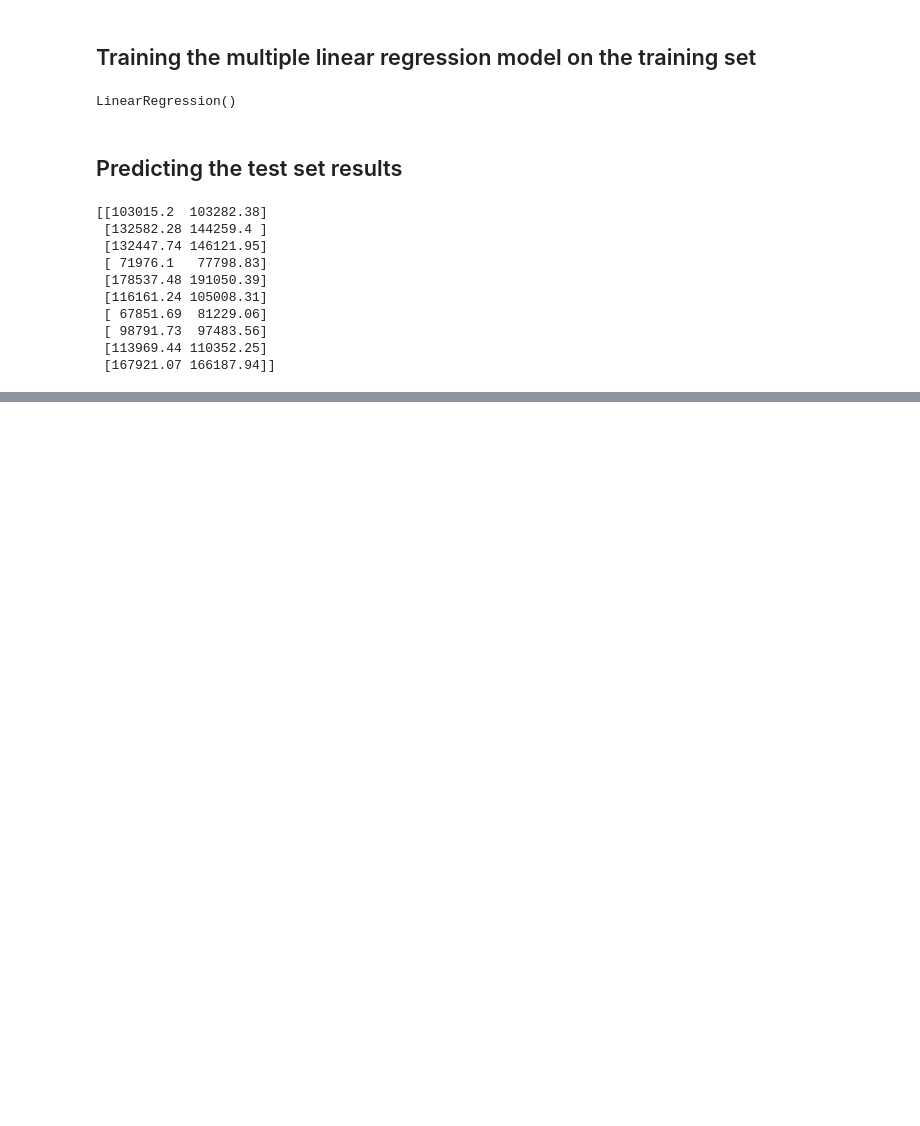
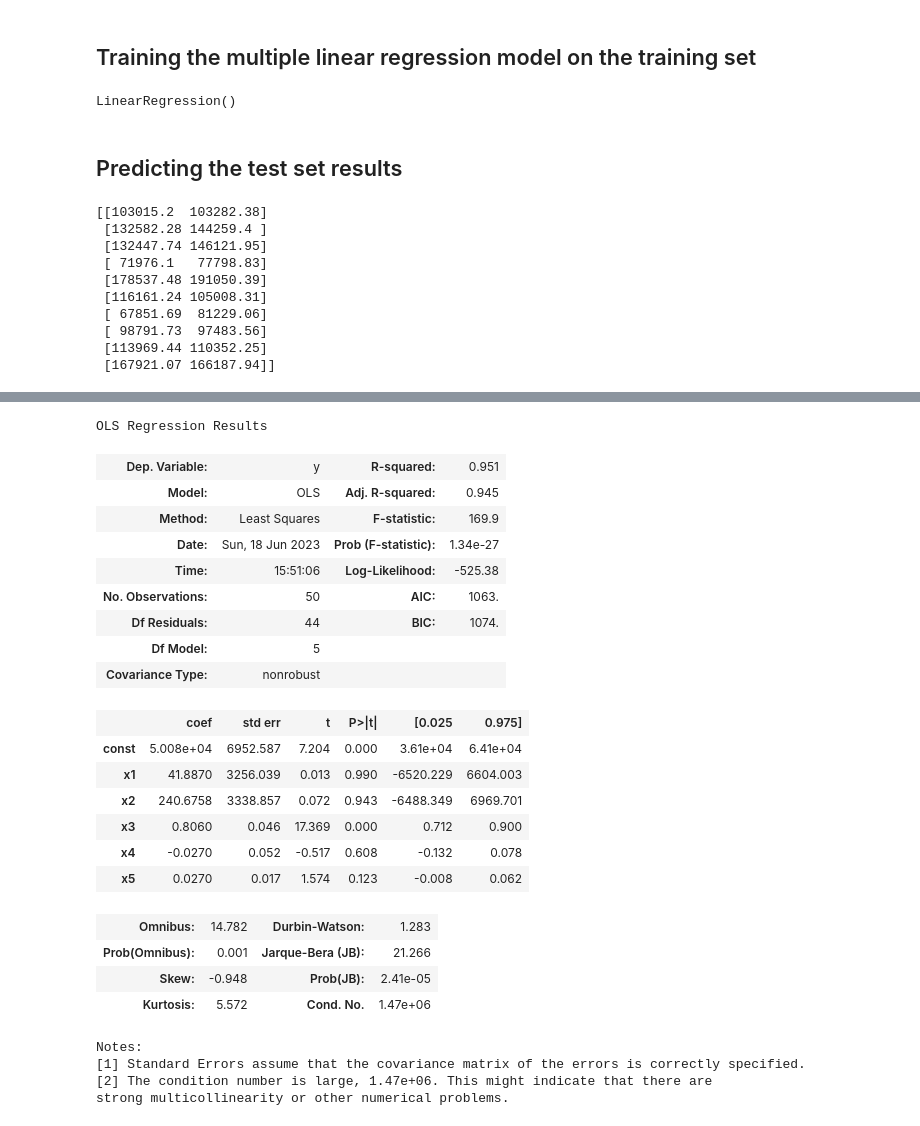
Before and after one commit to Ta-SeenJunaid/AI, a Jupyter notebook: ml/regression/multiple_linear_regression.ipynb, the cells around one changed output, grey strips where cells are left out. Drawn from its saved outputs; the diff is of its cells as text; code cells hidden in the pictures; blank space fills up the shorter version.

Commit message:
Building the optimal model using backward elimination

```diff
--- a/ml/regression/multiple_linear_regression.ipynb
+++ b/ml/regression/multiple_linear_regression.ipynb
@@ -66,3 +66,5 @@ print(X)
  [1.0 0.0 0.0 0.0 135426.92 0.0]
  [0.0 0.0 1.0 542.05 51743.15 0.0]
  [1.0 0.0 0.0 0.0 116983.8 45173.06]]
+# %%
+X = np.delete(X, 2, axis=1)
@@ -98,0 +123,2 @@ print(np.concatenate((y_pred.reshape(len(y_pred),1), y_test.reshape(len(y_test),
+# %%
+X = np.append(arr = np.ones((50, 1)).astype(int), values=X, axis =1)
@@ -98,0 +145,32 @@ print(np.concatenate((y_pred.reshape(len(y_pred),1), y_test.reshape(len(y_test),
+# %%
+import statsmodels.api as sm
+X_opt = X[:, [0, 1, 2, 3, 4, 5]]
+X_opt = np.array(X_opt, dtype=float)
+regressor_OLS = sm.OLS(endog = y, exog=X_opt).fit()
+regressor_OLS.summary()
+# %% [output]
+OLS Regression Results
+| Dep. Variable: | y | R-squared: | 0.951 |
+| Model: | OLS | Adj. R-squared: | 0.945 |
+| Method: | Least Squares | F-statistic: | 169.9 |
+| Date: | Sun, 18 Jun 2023 | Prob (F-statistic): | 1.34e-27 |
+| Time: | 15:51:06 | Log-Likelihood: | -525.38 |
+| No. Observations: | 50 | AIC: | 1063. |
+| Df Residuals: | 44 | BIC: | 1074. |
+| Df Model: | 5 |  |  |
+| Covariance Type: | nonrobust |  |  |
+|  | coef | std err | t | P>|t| | [0.025 | 0.975] |
+| const | 5.008e+04 | 6952.587 | 7.204 | 0.000 | 3.61e+04 | 6.41e+04 |
+| x1 | 41.8870 | 3256.039 | 0.013 | 0.990 | -6520.229 | 6604.003 |
+| x2 | 240.6758 | 3338.857 | 0.072 | 0.943 | -6488.349 | 6969.701 |
+| x3 | 0.8060 | 0.046 | 17.369 | 0.000 | 0.712 | 0.900 |
+| x4 | -0.0270 | 0.052 | -0.517 | 0.608 | -0.132 | 0.078 |
+| x5 | 0.0270 | 0.017 | 1.574 | 0.123 | -0.008 | 0.062 |
+| Omnibus: | 14.782 | Durbin-Watson: | 1.283 |
+| Prob(Omnibus): | 0.001 | Jarque-Bera (JB): | 21.266 |
+| Skew: | -0.948 | Prob(JB): | 2.41e-05 |
+| Kurtosis: | 5.572 | Cond. No. | 1.47e+06 |
+Notes:
+[1] Standard Errors assume that the covariance matrix of the errors is correctly specified.
+[2] The condition number is large, 1.47e+06. This might indicate that there are
+strong multicollinearity or other numerical problems.
```
Also changed, not shown: parts of 7 cells of this notebook.
